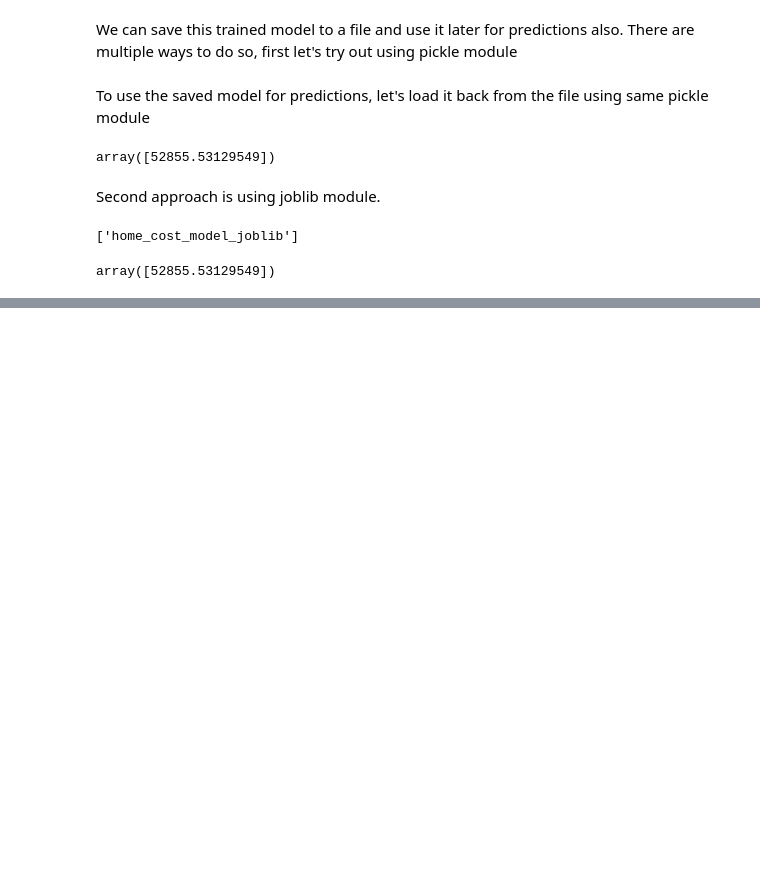
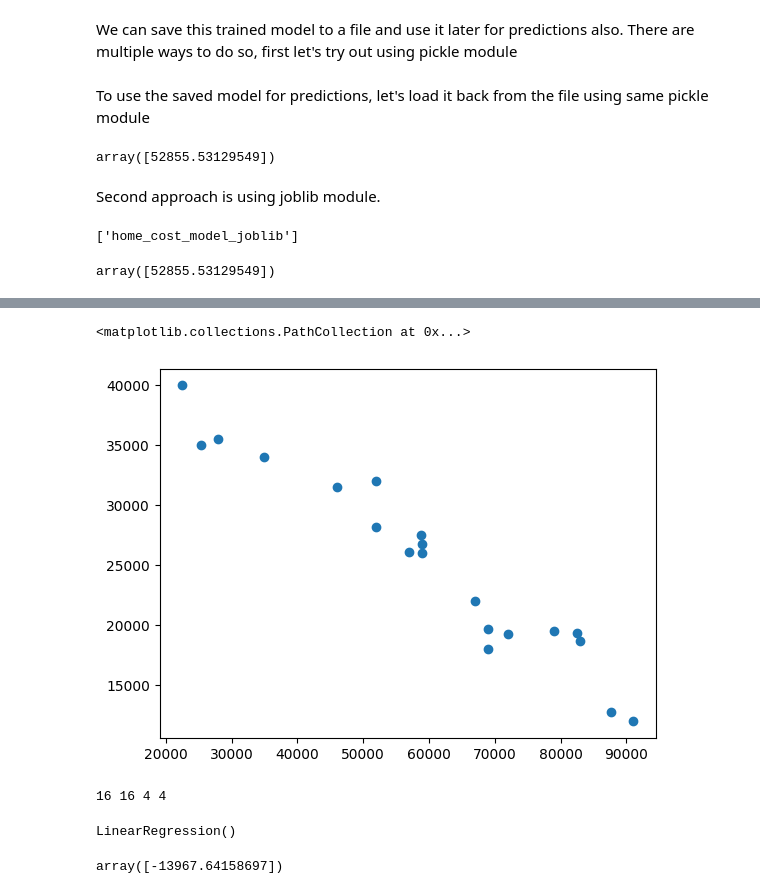
Before and after one commit to deepeshv10/machine-learning-practice, a Jupyter notebook: ml-basic/basic.ipynb, the cells around one changed output, grey strips where cells are left out. Cells and saved outputs as stored; diff of their text form; code cells hidden in the pictures; blank space fills up the shorter version.

```diff
--- a/ml-basic/basic.ipynb
+++ b/ml-basic/basic.ipynb
@@ -238,0 +241,6 @@ array([52855.53129549])
+# %%
+import pandas as pd
+import numpy as np
+
+df = pd.read_csv("data/carprices.csv")
+df.head()
@@ -238,0 +254,8 @@ array([52855.53129549])
+# %%
+import matplotlib.pyplot as plt
+%matplotlib inline
+
+plt.scatter(df["Mileage"], df["Sell Price"])
+# %% [output]
+<matplotlib.collections.PathCollection at 0x...>
+[figure, added]
@@ -238,0 +271,16 @@ array([52855.53129549])
+# %%
+print(len(x_train), len(y_train), len(x_test), len(y_test))
+# %% [output]
+16 16 4 4
+# %%
+from sklearn.linear_model import LinearRegression
+
+cp_model = LinearRegression()
+
+cp_model.fit(x_train, y_train)
+# %% [output]
+LinearRegression()
+# %%
+cp_model.predict([[150000,1]])
+# %% [output]
+array([-13967.64158697])
```
Also changed, not shown: parts of 5 cells of this notebook, 5 other files.
